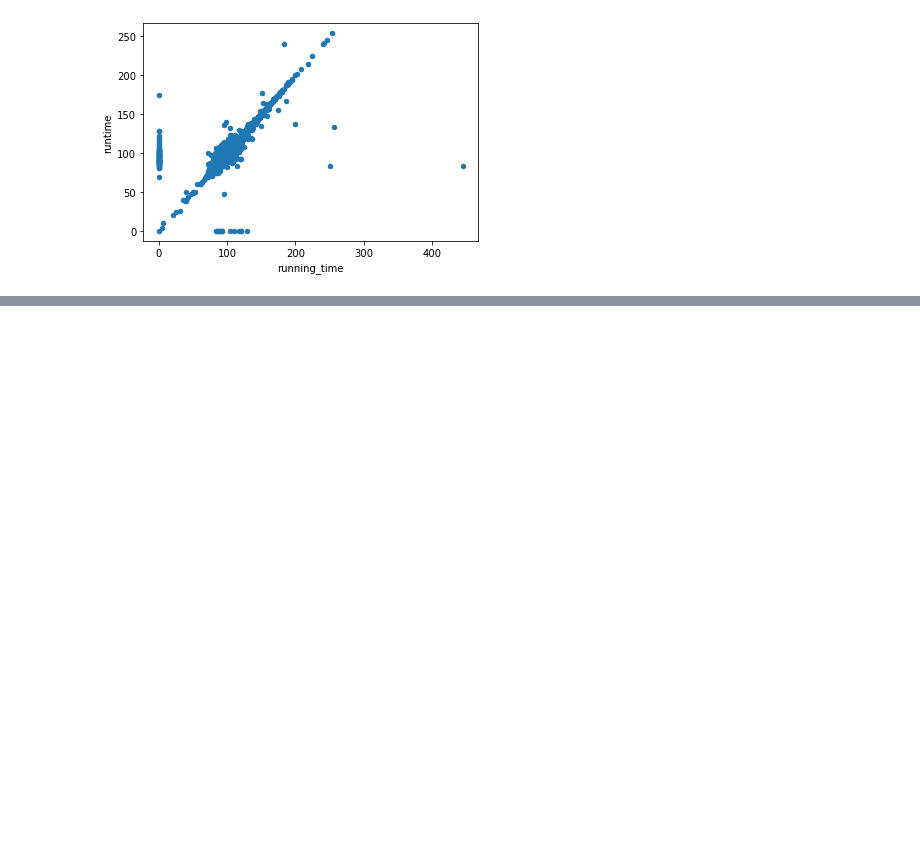
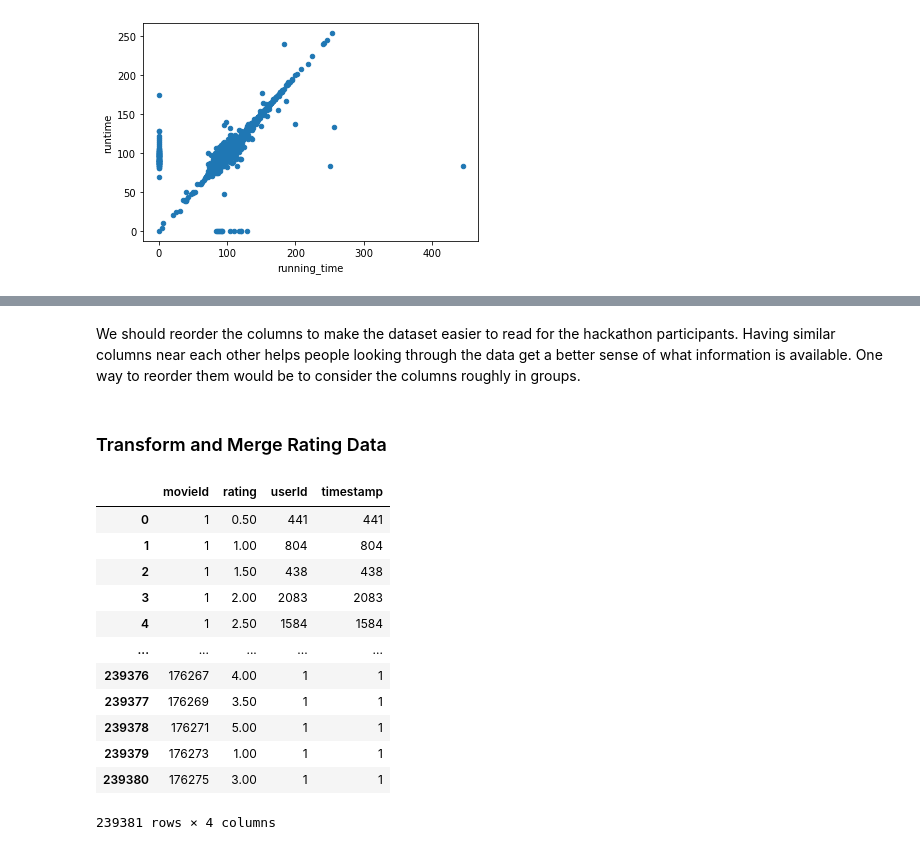
Before and after one commit to katiarp/Movies-ETL, a Jupyter notebook: Amazing_Prime.ipynb, the cells around one changed output, grey strips where cells are left out. Saved outputs shown, nothing was run; the diff lists cells and outputs as text; code cells hidden in the pictures; blank space fills up the shorter version.

```diff
--- a/Amazing_Prime.ipynb
+++ b/Amazing_Prime.ipynb
@@ -1237,0 +1215,2 @@ movies_df.rename({'id':'kaggle_id','title_kaggle':'title',
+# %% [markdown]
+We should reorder the columns to make the dataset easier to read for the hackathon participants. Having similar columns near each other helps people looking through the data get a better sense of what information is available. One way to reorder them would be to consider the columns roughly in groups.
@@ -1237,0 +1238,20 @@ movies_df.rename({'id':'kaggle_id','title_kaggle':'title',
+# %% [markdown]
+### Transform and Merge Rating Data
+# %%
+#we need to use a groupby on the "movieId" and "rating" columns and take the count
+rating_counts = ratings.groupby(['movieId','rating'], as_index=False).count()
+rating_counts
+# %% [output]
+|  | movieId | rating | userId | timestamp |
+| 0 | 1 | 0.50 | 441 | 441 |
+| 1 | 1 | 1.00 | 804 | 804 |
+| 2 | 1 | 1.50 | 438 | 438 |
+| 3 | 1 | 2.00 | 2083 | 2083 |
+| 4 | 1 | 2.50 | 1584 | 1584 |
+| ... | ... | ... | ... | ... |
+| 239376 | 176267 | 4.00 | 1 | 1 |
+| 239377 | 176269 | 3.50 | 1 | 1 |
+| 239378 | 176271 | 5.00 | 1 | 1 |
+| 239379 | 176273 | 1.00 | 1 | 1 |
+| 239380 | 176275 | 3.00 | 1 | 1 |
+239381 rows × 4 columns
```
Also changed, not shown: parts of 92 cells of this notebook.
